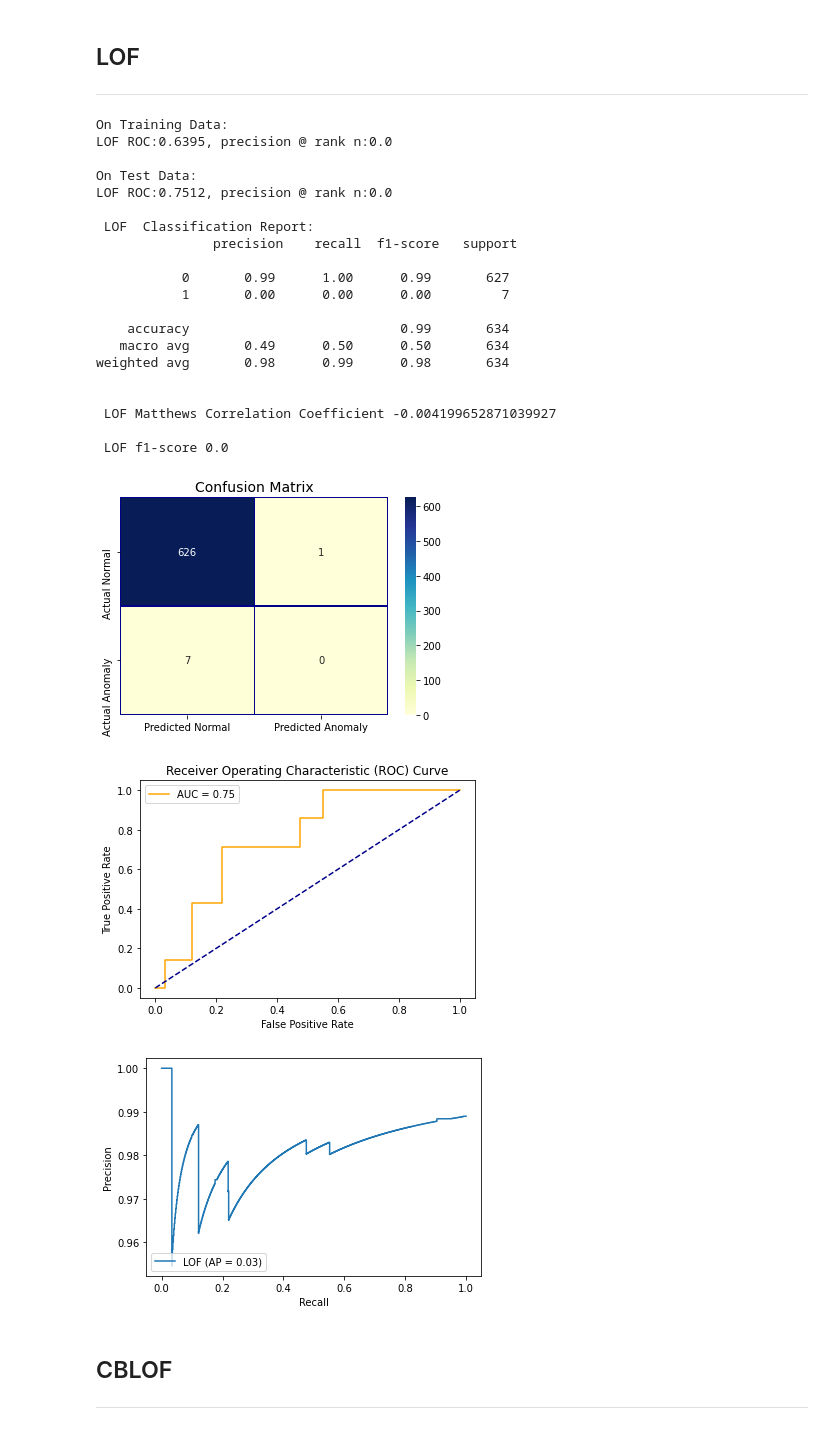
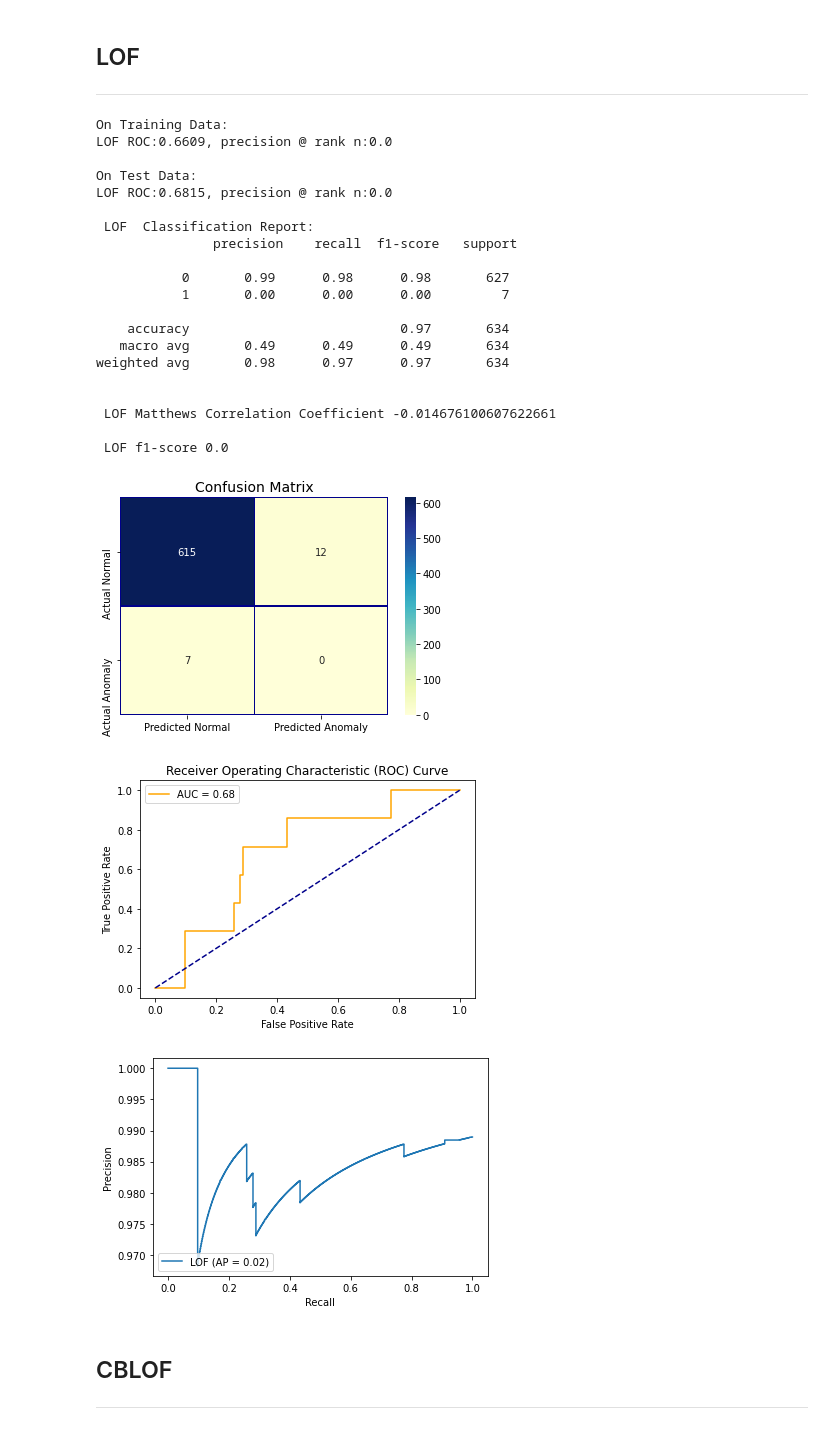
Before and after one commit to J-DR1/MastersThesis, a Jupyter notebook: 4_Spambase_models_mcc.ipynb, the cells around one changed output. Saved outputs shown, nothing was run; the diff lists cells and outputs as text; code cells hidden in the pictures.

```diff
--- a/4_Spambase_models_mcc.ipynb
+++ b/4_Spambase_models_mcc.ipynb
@@ -911,8 +935,8 @@ train_X, test_X, train_y, test_y = train_test_split(X, y, test_size=0.25)
 # %%
 #Standardization
 scaler = RobustScaler()
-train_X = scaler.fit_transform(train_X)
-test_X = scaler.transform(test_X)
+train_X_st = scaler.fit_transform(train_X)
+test_X_st = scaler.transform(test_X)
 # %%
 #Oversampling with Adasyn
 train_X_resampled, train_y_resampled= ADASYN(ratio = 'minority').fit_sample(train_X, train_y)
@@ -983,32 +1010,32 @@ get_prediction(LOF(n_neighbors=500, contamination= 0.01, algorithm='auto', metri
 # %%
 #Not Oversampled
 #Standardized
 get_prediction(LOF(n_neighbors=20, contamination= 0.01, algorithm='auto', metric = 'euclidean'),
-               train_X, test_X, train_y, test_y, 'LOF')
+               train_X_st, test_X_st, train_y_st, test_y, 'LOF')
 # %% [output]
 On Training Data:
-LOF ROC:0.6395, precision @ rank n:0.0
+LOF ROC:0.6609, precision @ rank n:0.0
 
 On Test Data:
-LOF ROC:0.7512, precision @ rank n:0.0
+LOF ROC:0.6815, precision @ rank n:0.0
 
  LOF  Classification Report:
                precision    recall  f1-score   support
 
-           0       0.99      1.00      0.99       627
+           0       0.99      0.98      0.98       627
            1       0.00      0.00      0.00         7
 
-    accuracy                           0.99       634
-   macro avg       0.49      0.50      0.50       634
-weighted avg       0.98      0.99      0.98       634
+    accuracy                           0.97       634
+   macro avg       0.49      0.49      0.49       634
+weighted avg       0.98      0.97      0.97       634
 
 
- LOF Matthews Correlation Coefficient -0.004199652871039927
+ LOF Matthews Correlation Coefficient -0.014676100607622661
 
  LOF f1-score 0.0
-[figure, old version]
+[figure, new version]
-[figure, old version]
+[figure, new version]
-[figure, old version]
+[figure, new version]
 # %% [markdown]
 ## CBLOF
 
```
Also changed, not shown: parts of 51 cells of this notebook.
